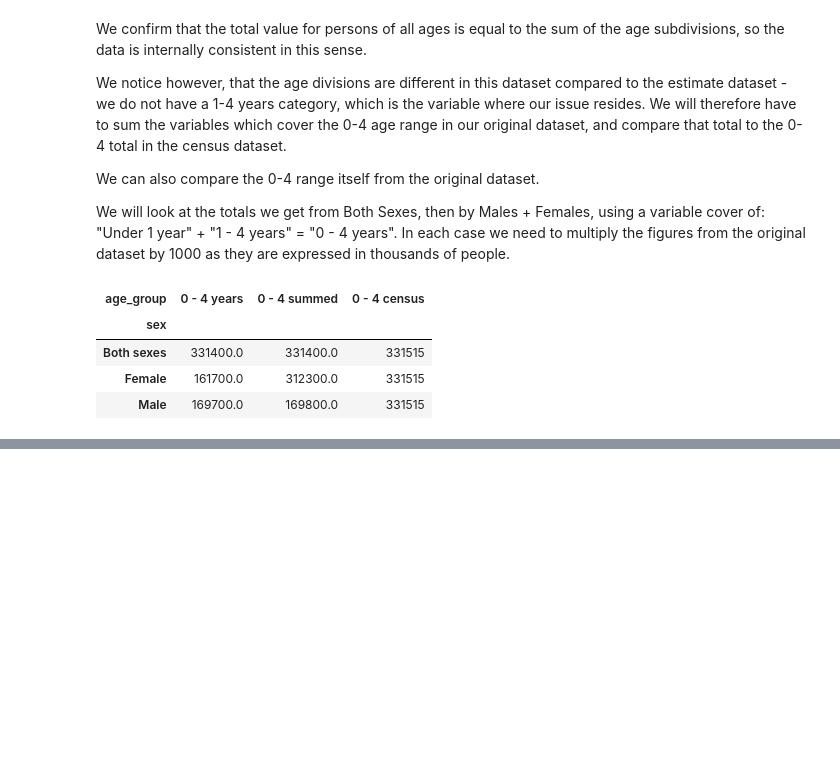
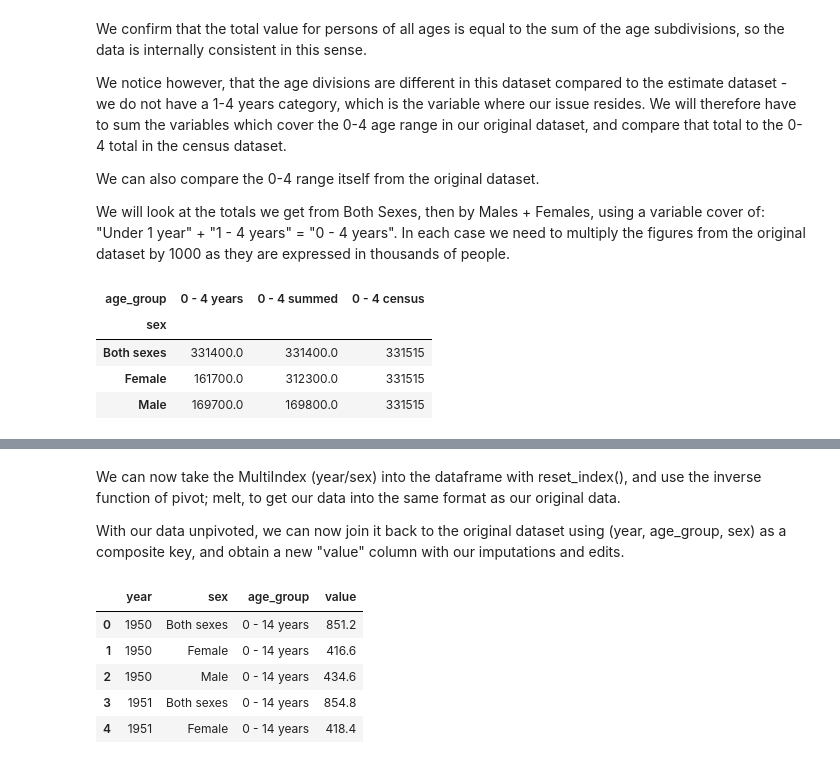
Before and after one commit to step-hen-burke/ca1, a Jupyter notebook: 00_initial_exploration.ipynb, the cells around one changed output, grey strips where cells are left out. Saved outputs shown, nothing was run; the diff lists cells and outputs as text; code cells hidden in the pictures; blank space fills up the shorter version.

```diff
--- a/00_initial_exploration.ipynb
+++ b/00_initial_exploration.ipynb
@@ -217,0 +278,14 @@ We can see that the Both Sexes figures for both the 0-4 years and our 0-4 summed
+# %% [markdown]
+We can now take the MultiIndex (year/sex) into the dataframe with reset_index(), and use the inverse function of pivot; melt, to get our data into the same format as our original data.
+
+With our data unpivoted, we can now join it back to the original dataset using (year, age_group, sex) as a composite key, and obtain a new "value" column with our imputations and edits.
+# %%
+molten_cleaned_df = cleaned_pivoted_df.reset_index().melt(id_vars=['year', 'sex'])
+molten_cleaned_df.head()
+# %% [output]
+|  | year | sex | age_group | value |
+| 0 | 1950 | Both sexes | 0 - 14 years | 851.2 |
+| 1 | 1950 | Female | 0 - 14 years | 416.6 |
+| 2 | 1950 | Male | 0 - 14 years | 434.6 |
+| 3 | 1951 | Both sexes | 0 - 14 years | 854.8 |
+| 4 | 1951 | Female | 0 - 14 years | 418.4 |
```
Also changed, not shown: parts of 10 cells of this notebook.
